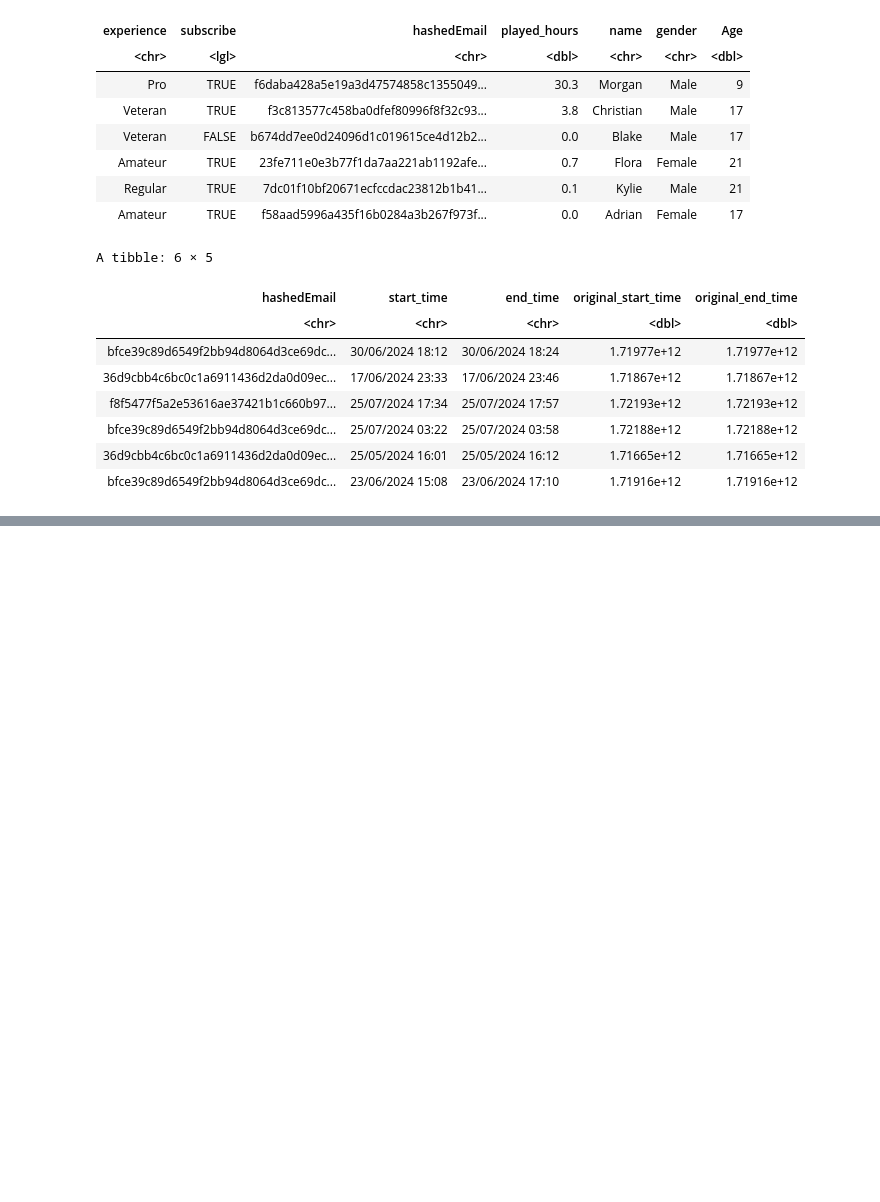
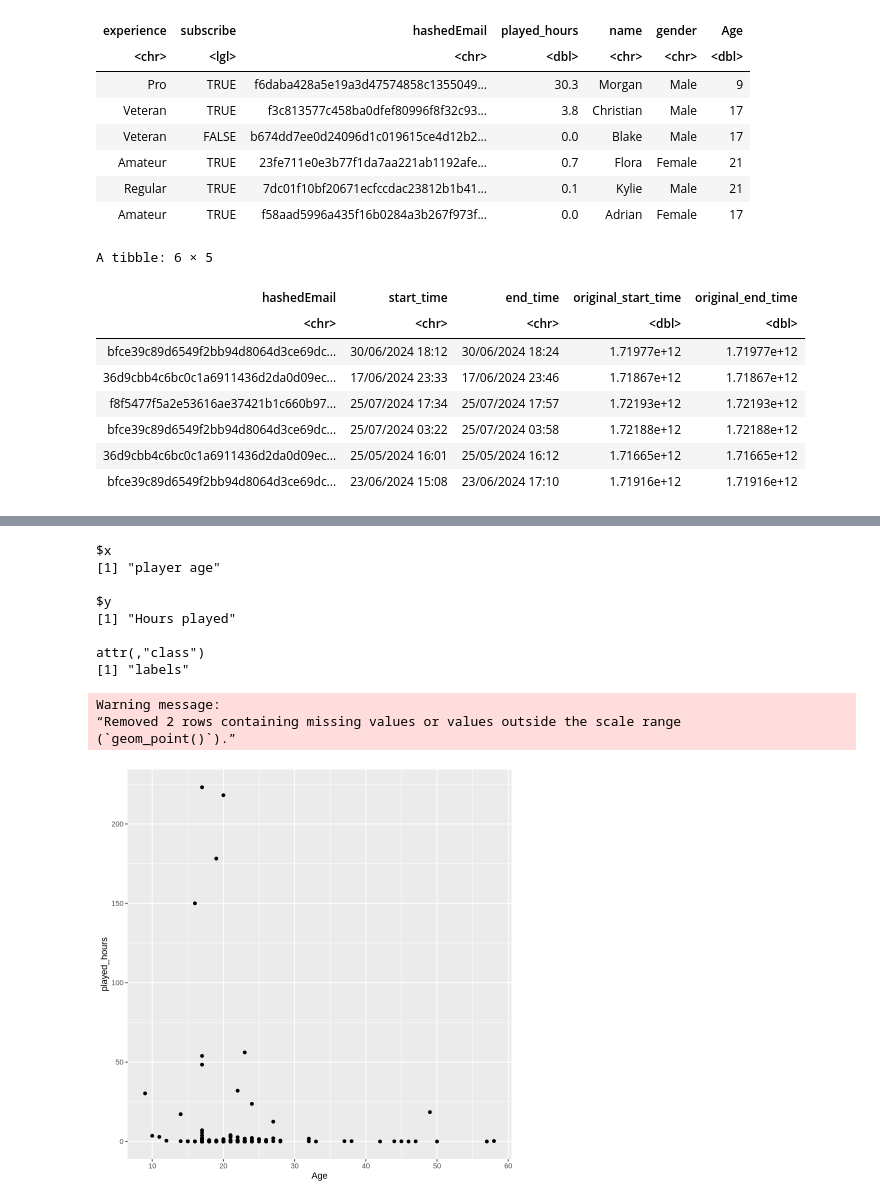
Before and after one commit to ksp1113/dsci-100-indivudal-kp, a Jupyter notebook: ksp-individual-dsci100.ipynb, the cells around one changed output, grey strips where cells are left out. Saved outputs shown, nothing was run; the diff lists cells and outputs as text; code cells hidden in the pictures; blank space fills up the shorter version.

```diff
--- a/ksp-individual-dsci100.ipynb
+++ b/ksp-individual-dsci100.ipynb
@@ -75,0 +96,18 @@ A tibble: 1 × 6
+# %%
+age_plot <- ggplot(players, aes(x=Age, y = played_hours)) +
+            geom_point()
+            labs(x= "player age", y = "Hours played")
+age_plot
+# %% [output]
+$x
+[1] "player age"
+
+$y
+[1] "Hours played"
+
+attr(,"class")
+[1] "labels"
+Warning message:
+“Removed 2 rows containing missing values or values outside the scale range
+(`geom_point()`).”
+[figure, added]
```
Also changed, not shown: parts of 3 cells of this notebook.
